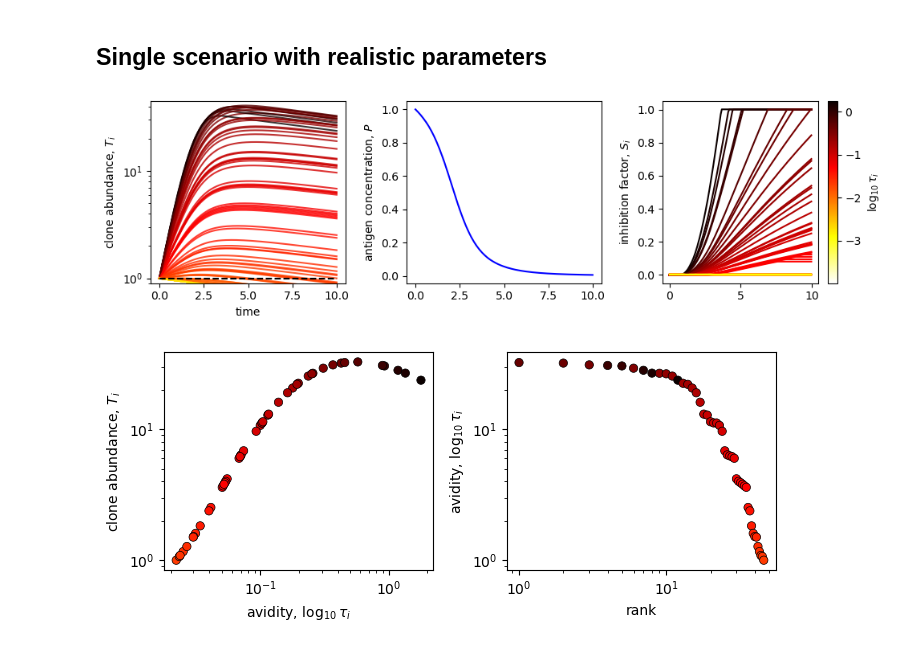
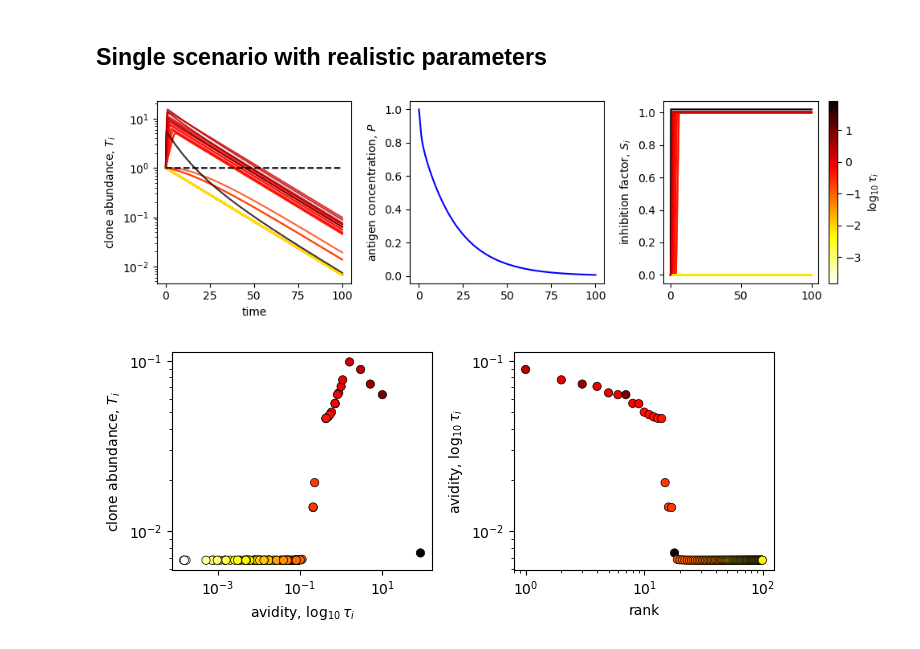
Before and after one commit to statbiophys/TT-inhibition, a Jupyter notebook: dyn_example.ipynb, the cells around one changed output. Cells and saved outputs as stored; diff of their text form; code cells hidden in the pictures.

```diff
--- a/dyn_example.ipynb
+++ b/dyn_example.ipynb
@@ -12,10 +12,10 @@ import utils as ut
 tau_samp = ut.tau_sampler_lognorm()
 
 # Defining the default realistic paramters
-pars = ut.TT_params(tau_samp.taus, alpha0=5e-4, tau_crit=0.05)
+pars = ut.TT_params(tau_samp.taus, alpha0=1e-2, beta0=5)
 
 # Integration parameters
-t_steps, traj_steps, dt = 4000, 30, 'adapt'
+t_steps, traj_steps, dt = 50000, 30, 'adapt'
 # %%
 times, T_trajs, P_trajs, S_trajs = ut.run_setting(pars, tau_samp, t_steps, dt, traj_steps=traj_steps)
 T_tot = np.sum(T_trajs, axis=1)
@@ -28,39 +28,40 @@ ax1.set_ylabel(r'clone abundance, $T_i$')
 cmap = colormaps.get_cmap('hot_r')
 cmap_norm = plt.Normalize(vmin=min(np.log10(pars.taus)), vmax=max(np.log10(pars.taus)))
 for i, Ts in enumerate(T_trajs.T):
     color = cmap(cmap_norm(np.log10(pars.taus[i])))
     ax1.plot(times, Ts, c=color, alpha=0.8)
 
-ax1.set_ylim(0.9, np.max(T_trajs)*1.1)
+#ax1.set_ylim(0.9, np.max(T_trajs)*1.1)
 
 #ax1.plot(times, T_tot, c='b', label=r'$\sum_i T_i$')
 ax1.plot(times, np.ones(len(times)), c='k', ls='--')
 #ax1.legend()
 
 ax2.set_ylabel(r'antigen concentration, $P$')
 ax2.plot(times, P_trajs, c='b')
 
 ax3.set_ylabel(r'inhibition factor, $S_i$')
 for i, Ss in enumerate(S_trajs.T):
     color = cmap(cmap_norm(np.log10(pars.taus[i])))
     ax3.plot(times, Ss, c=color)
 
 sm = plt.cm.ScalarMappable(cmap=cmap, norm=cmap_norm)
 sm.set_array([])
 fig.colorbar(sm, ax=ax3, label=r'$\log_{10} \tau_i$')
 
 plt.tight_layout()
 
 name = 'dyn_realistic'
 plt.savefig('plots/'+name+'.svg', dpi=200, facecolor='w')
 
 pars.print_on_file('plots/', name+'_pars', tau_samp.get_pars())
 # %% [output]
-[figure, old version]
+[figure, new version]
 # %%
 fig, (ax1, ax2) = plt.subplots(1,2,figsize=(7,3))
 
-exist_mask = T_trajs[-1] >= 1.0
+#exist_mask = T_trajs[-1] >= 1.0
+exist_mask = T_trajs[-1] > 0.0
 taus_exist = pars.taus[exist_mask]
 T_exist = T_trajs[-1][exist_mask]
 
@@ -81,4 +82,4 @@ ax2.scatter(ranks, T_exist[sort_ids], c=np.log10(taus_exist)[sort_ids], cmap=cma
 plt.tight_layout()
 plt.savefig('plots/'+name+'_ab_stats.svg', dpi=200, facecolor='w')
 # %% [output]
-[figure, old version]
+[figure, new version]
```
Also changed, not shown: 18 other files.
